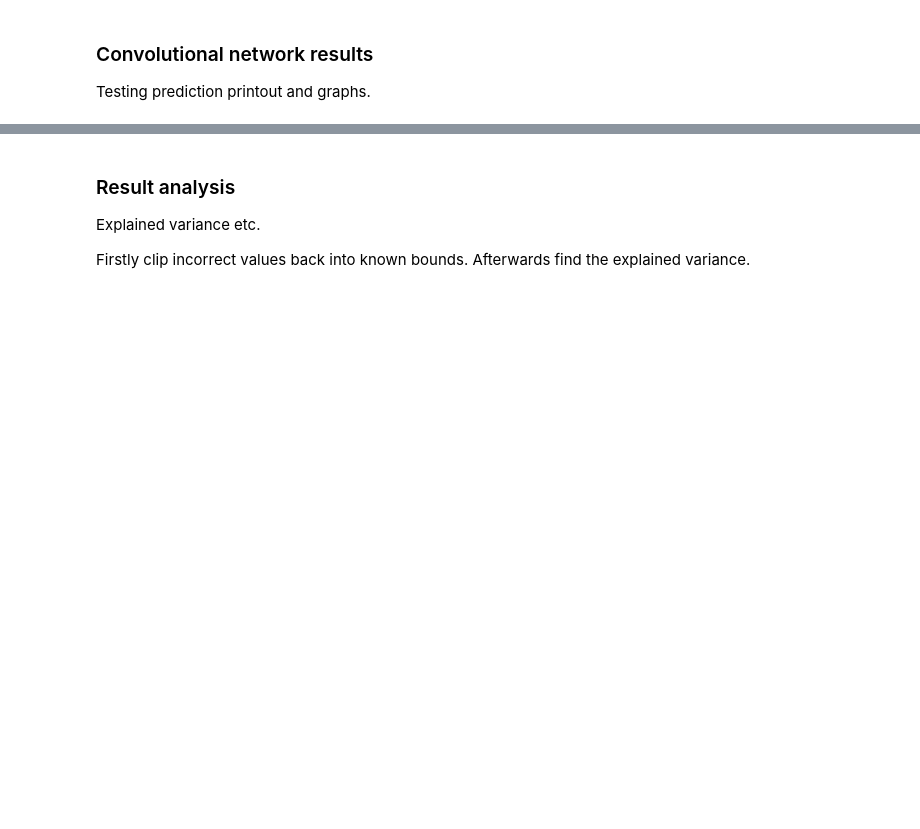
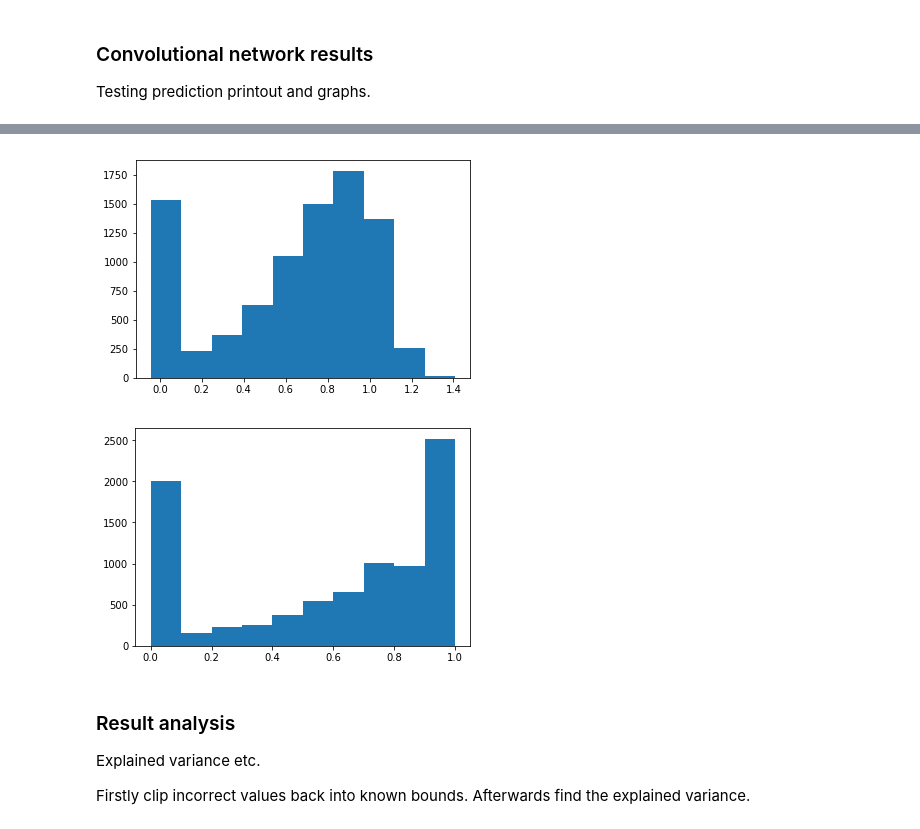
Before and after one commit to Sebastianvarv/RCSnailAI, a Jupyter notebook: RCSnail-Conv-Dense.ipynb, the cells around one changed output, grey strips where cells are left out. Drawn from its saved outputs; the diff is of its cells as text; code cells hidden in the pictures; blank space fills up the shorter version.

```diff
--- a/RCSnail-Conv-Dense.ipynb
+++ b/RCSnail-Conv-Dense.ipynb
@@ -120,3 +128,14 @@ plt.show()
+# %%
+# Prediction histogram
+plt.hist(prediction[:, 2])
+plt.show()
+
+# Test data
+plt.hist(test_labels['Throttle'])
+plt.show()
+# %% [output]
+[figure, added]
+[figure, added]
 # %% [markdown]
 ### Result analysis
 Explained variance etc.
```
Also changed, not shown: parts of 18 cells of this notebook.
